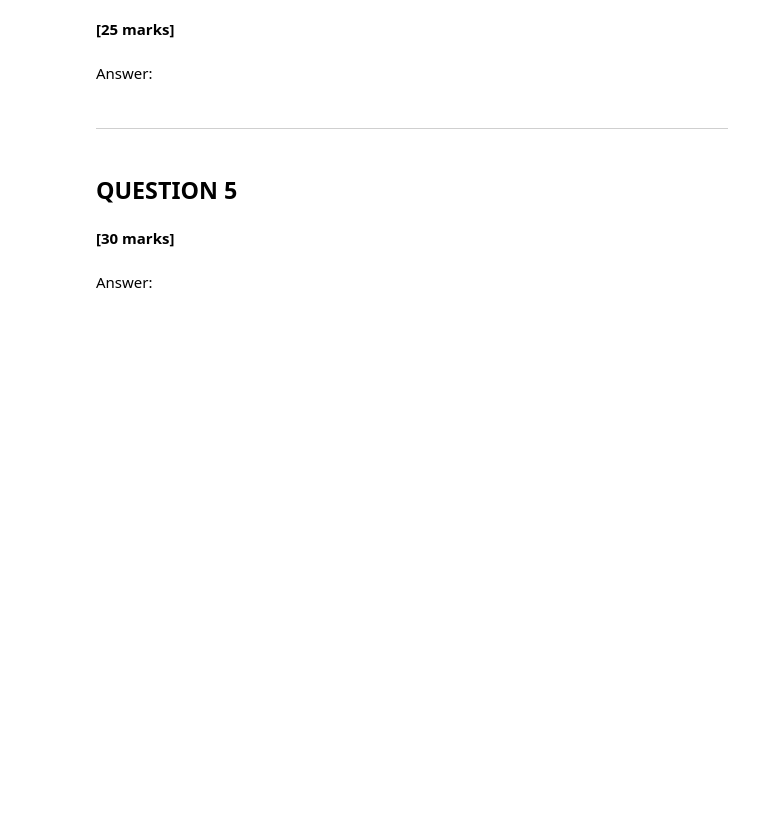
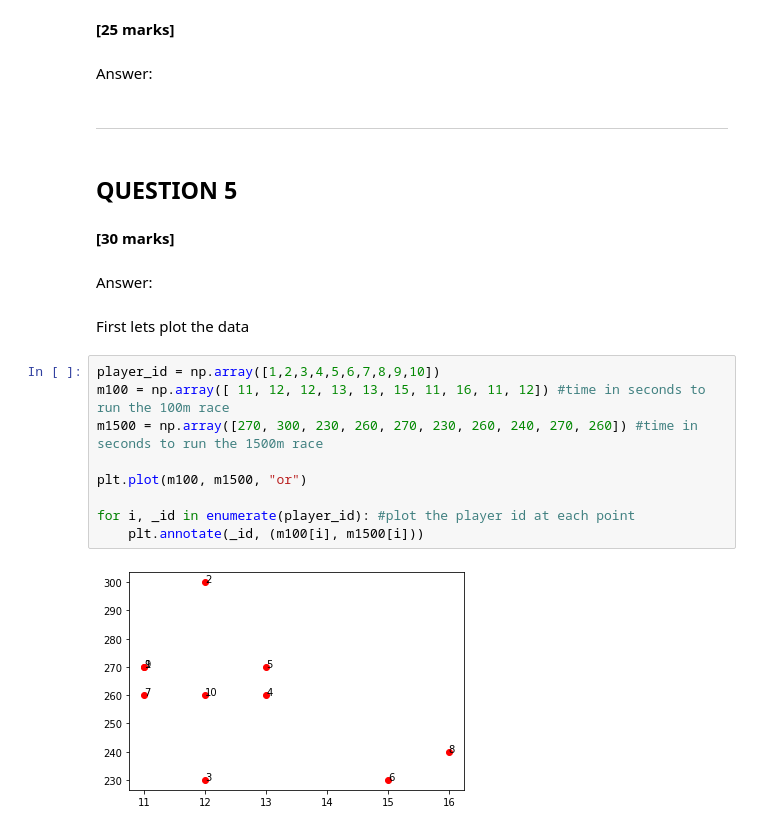
Before and after one commit to Clarke-Jools-36/DataAnalysis22, a Jupyter notebook: CA1.ipynb, the cells around one changed output. Drawn from its saved outputs; the diff is of its cells as text; blank space fills up the shorter version.

```diff
--- a/CA1.ipynb
+++ b/CA1.ipynb
@@ -114,3 +157,16 @@ Answer:
 **[30 marks]**
 # %% [markdown]
 Answer:
+# %% [markdown]
+First lets plot the data
+# %%
+player_id = np.array([1,2,3,4,5,6,7,8,9,10])
+m100 = np.array([ 11, 12, 12, 13, 13, 15, 11, 16, 11, 12]) #time in seconds to run the 100m race
+m1500 = np.array([270, 300, 230, 260, 270, 230, 260, 240, 270, 260]) #time in seconds to run the 1500m race
+
+plt.plot(m100, m1500, "or")
+
+for i, _id in enumerate(player_id): #plot the player id at each point
+    plt.annotate(_id, (m100[i], m1500[i]))
+# %% [output]
+[figure, added]
```
Also changed, not shown: parts of 5 cells of this notebook.
